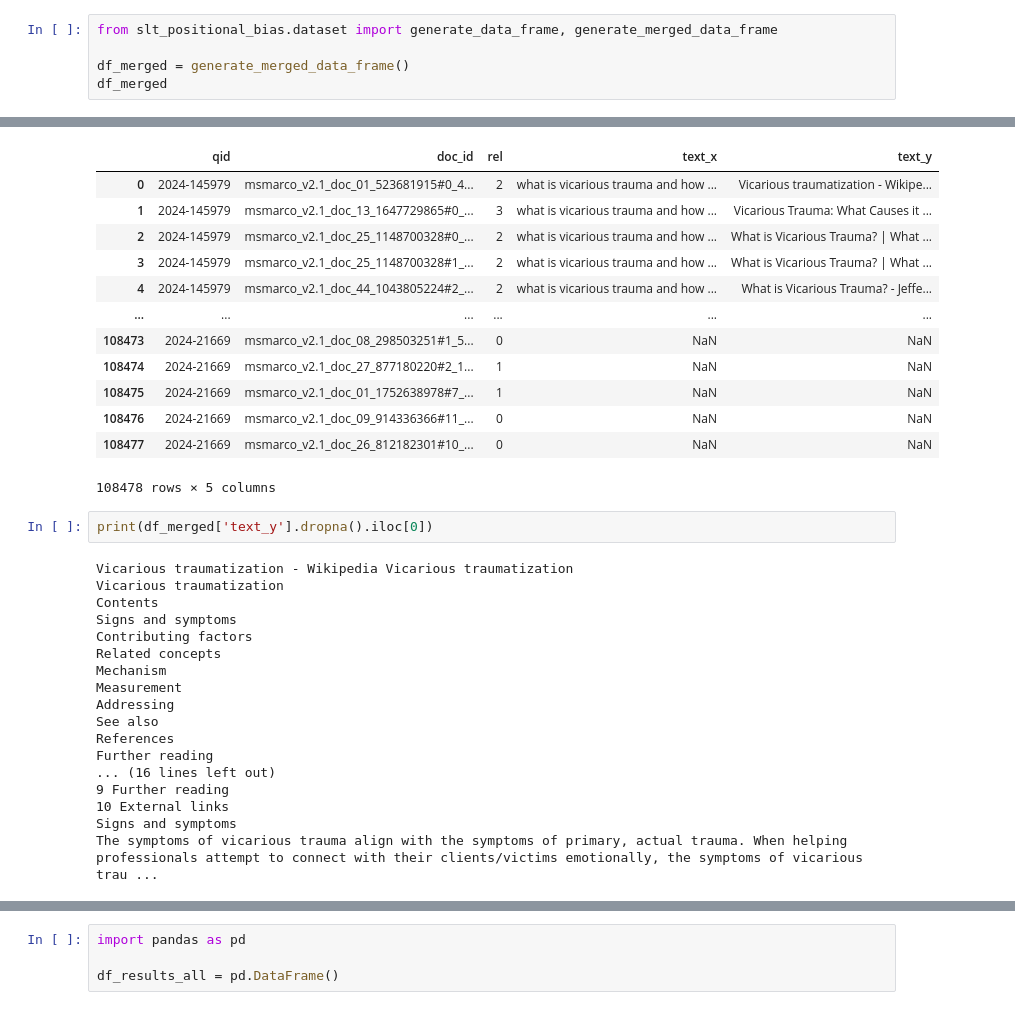
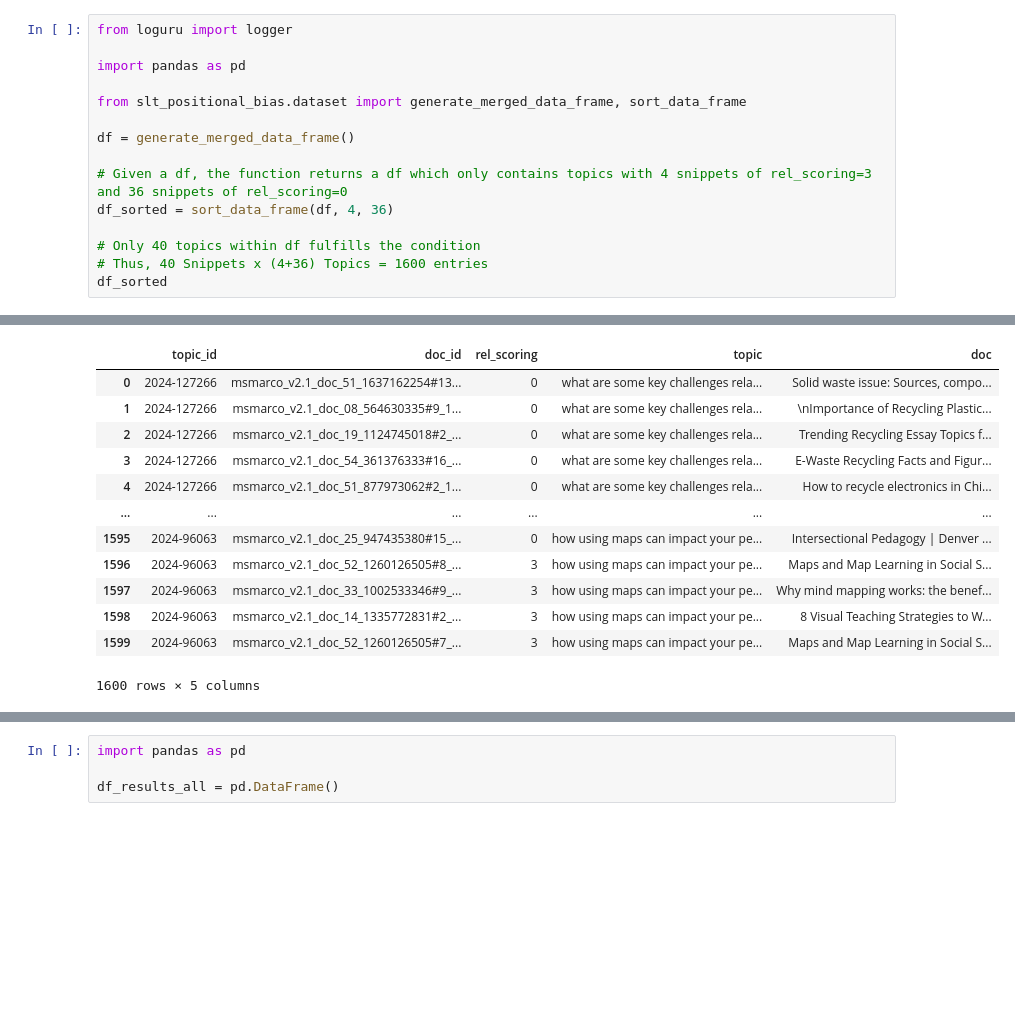
Before and after one commit to AlbertGesk/slt_group_2_positional_bias, a Jupyter notebook: notebooks/1.0-mh-LLM-test.ipynb, the cells around one changed output, grey strips where cells are left out. Cells and saved outputs as stored; diff of their text form; blank space fills up the shorter version.

```diff
--- a/notebooks/1.0-mh-LLM-test.ipynb
+++ b/notebooks/1.0-mh-LLM-test.ipynb
@@ -1,6 +1,16 @@
 # %%
-from slt_positional_bias.dataset import generate_data_frame, generate_merged_data_frame
+from loguru import logger
 
-df_merged = generate_merged_data_frame()
-df_merged
+import pandas as pd
+
+from slt_positional_bias.dataset import generate_merged_data_frame, sort_data_frame
+
+df = generate_merged_data_frame()
+
+# Given a df, the function returns a df which only contains topics with 4 snippets of rel_scoring=3 and 36 snippets of rel_scoring=0
+df_sorted = sort_data_frame(df, 4, 36)
+
+# Only 40 topics within df fulfills the condition
+# Thus, 40 Snippets x (4+36) Topics = 1600 entries
+df_sorted
 # %% [output]
@@ -11,33 +23,13 @@ df_merged
-|  | qid | doc_id | rel | text_x | text_y |
-| 0 | 2024-145979 | msmarco_v2.1_doc_01_523681915#0_4... | 2 | what is vicarious trauma and how ... | Vicarious traumatization - Wikipe... |
-| 1 | 2024-145979 | msmarco_v2.1_doc_13_1647729865#0_... | 3 | what is vicarious trauma and how ... | Vicarious Trauma: What Causes it ... |
-| 2 | 2024-145979 | msmarco_v2.1_doc_25_1148700328#0_... | 2 | what is vicarious trauma and how ... | What is Vicarious Trauma? | What ... |
-| 3 | 2024-145979 | msmarco_v2.1_doc_25_1148700328#1_... | 2 | what is vicarious trauma and how ... | What is Vicarious Trauma? | What ... |
-| 4 | 2024-145979 | msmarco_v2.1_doc_44_1043805224#2_... | 2 | what is vicarious trauma and how ... | What is Vicarious Trauma? - Jeffe... |
+|  | topic_id | doc_id | rel_scoring | topic | doc |
+| 0 | 2024-127266 | msmarco_v2.1_doc_51_1637162254#13... | 0 | what are some key challenges rela... | Solid waste issue: Sources, compo... |
+| 1 | 2024-127266 | msmarco_v2.1_doc_08_564630335#9_1... | 0 | what are some key challenges rela... | \nImportance of Recycling Plastic... |
+| 2 | 2024-127266 | msmarco_v2.1_doc_19_1124745018#2_... | 0 | what are some key challenges rela... | Trending Recycling Essay Topics f... |
+| 3 | 2024-127266 | msmarco_v2.1_doc_54_361376333#16_... | 0 | what are some key challenges rela... | E-Waste Recycling Facts and Figur... |
+| 4 | 2024-127266 | msmarco_v2.1_doc_51_877973062#2_1... | 0 | what are some key challenges rela... | How to recycle electronics in Chi... |
 | ... | ... | ... | ... | ... | ... |
-| 108473 | 2024-21669 | msmarco_v2.1_doc_08_298503251#1_5... | 0 | NaN | NaN |
-| 108474 | 2024-21669 | msmarco_v2.1_doc_27_877180220#2_1... | 1 | NaN | NaN |
-| 108475 | 2024-21669 | msmarco_v2.1_doc_01_1752638978#7_... | 1 | NaN | NaN |
-| 108476 | 2024-21669 | msmarco_v2.1_doc_09_914336366#11_... | 0 | NaN | NaN |
-| 108477 | 2024-21669 | msmarco_v2.1_doc_26_812182301#10_... | 0 | NaN | NaN |
+| 1595 | 2024-96063 | msmarco_v2.1_doc_25_947435380#15_... | 0 | how using maps can impact your pe... | Intersectional Pedagogy | Denver ... |
+| 1596 | 2024-96063 | msmarco_v2.1_doc_52_1260126505#8_... | 3 | how using maps can impact your pe... | Maps and Map Learning in Social S... |
+| 1597 | 2024-96063 | msmarco_v2.1_doc_33_1002533346#9_... | 3 | how using maps can impact your pe... | Why mind mapping works: the benef... |
+| 1598 | 2024-96063 | msmarco_v2.1_doc_14_1335772831#2_... | 3 | how using maps can impact your pe... | 8 Visual Teaching Strategies to W... |
+| 1599 | 2024-96063 | msmarco_v2.1_doc_52_1260126505#7_... | 3 | how using maps can impact your pe... | Maps and Map Learning in Social S... |
-108478 rows × 5 columns
+1600 rows × 5 columns
-# %%
-print(df_merged['text_y'].dropna().iloc[0])
-# %% [output]
-Vicarious traumatization - Wikipedia Vicarious traumatization
-Vicarious traumatization
-Contents
-Signs and symptoms
-Contributing factors
-Related concepts
-Mechanism
-Measurement
-Addressing
-See also
-References
-Further reading
-... (16 lines left out)
-9 Further reading
-10 External links
-Signs and symptoms
-The symptoms of vicarious trauma align with the symptoms of primary, actual trauma. When helping professionals attempt to connect with their clients/victims emotionally, the symptoms of vicarious trau ...
```
Also changed, not shown: parts of 7 cells of this notebook, 1 other file.
